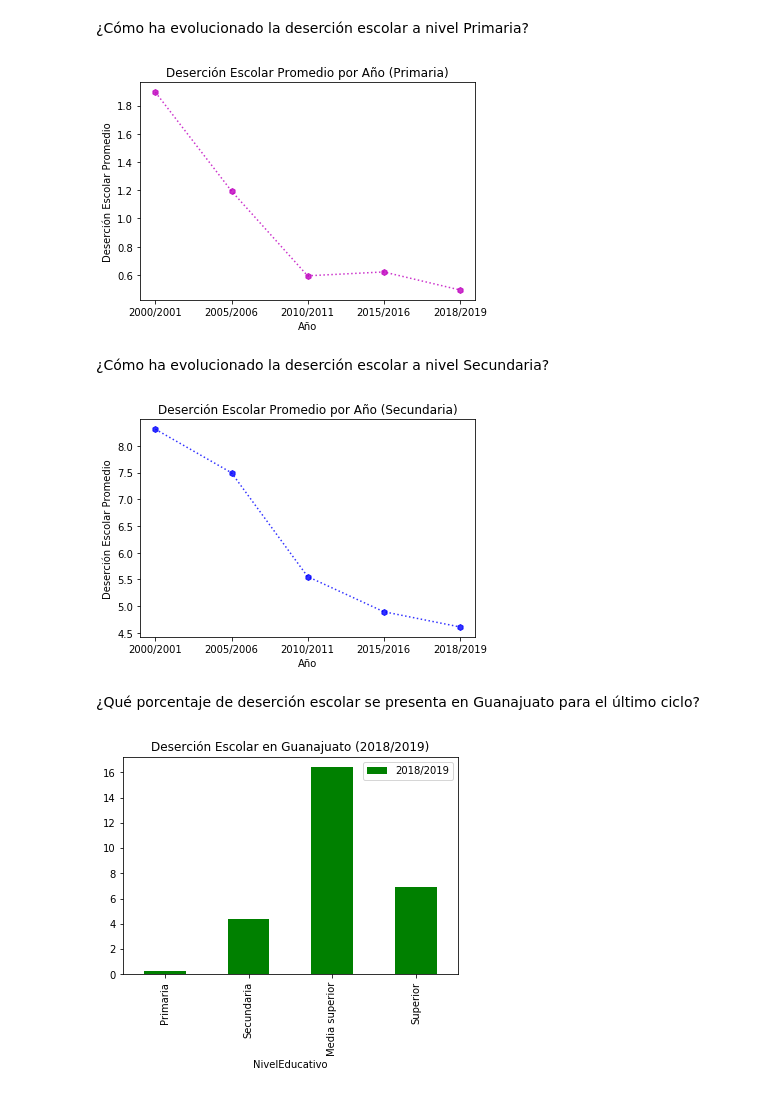
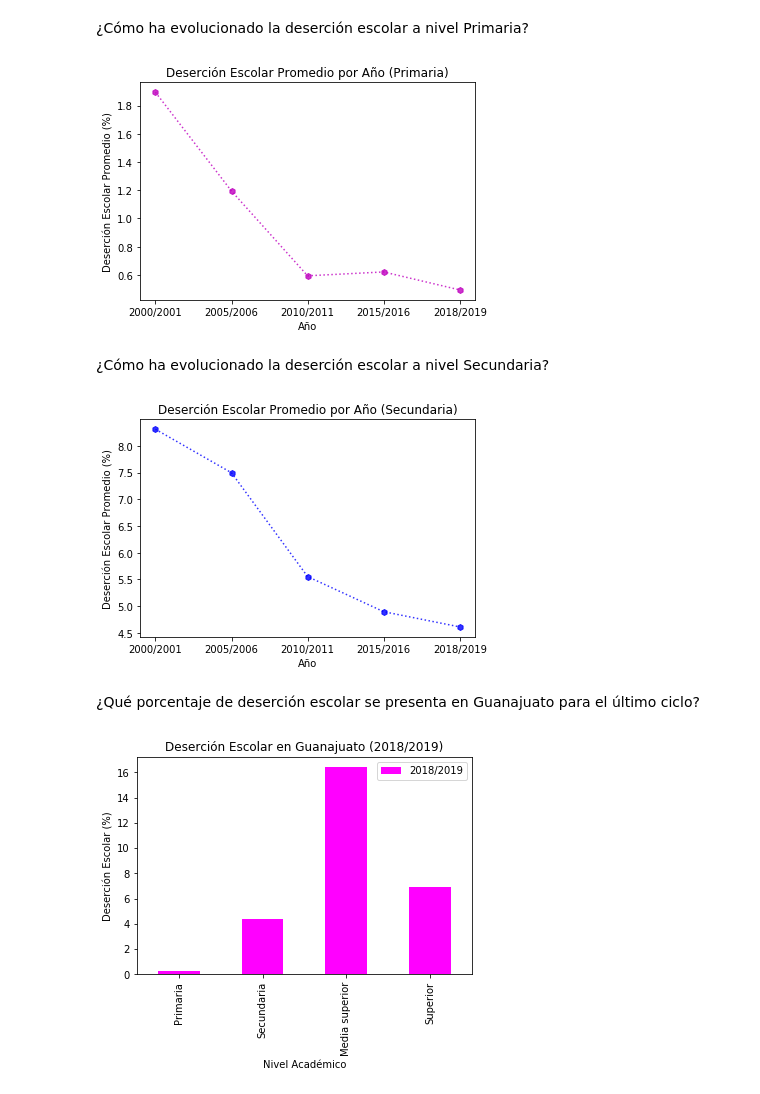
Before and after one commit to DCIDA2019/da2020-MajFons, a Jupyter notebook: Miniproyecto/Miniproyecto.ipynb, the cells around one changed output. Saved outputs shown, nothing was run; the diff lists cells and outputs as text; code cells hidden in the pictures.

```diff
--- a/Miniproyecto/Miniproyecto.ipynb
+++ b/Miniproyecto/Miniproyecto.ipynb
@@ -157,10 +159,10 @@ for year in years:
 plt.plot(years, MeanPrim, "mh", linestyle = 'dotted',alpha = .8)
 plt.title('Deserción Escolar Promedio por Año (Primaria)')
 plt.xlabel('Año')
-plt.ylabel('Deserción Escolar Promedio')
+plt.ylabel('Deserción Escolar Promedio (%)')
 plt.savefig('AnualPrim')
 # %% [output]
-[figure, old version]
+[figure, new version]
 # %% [markdown]
 ¿Cómo ha evolucionado la deserción escolar a nivel Secundaria?
 # %%
@@ -171,26 +173,26 @@ for year in years:
 plt.plot(years, MeanSec, "bh", linestyle = 'dotted',alpha = .8)
 plt.title('Deserción Escolar Promedio por Año (Secundaria)')
 plt.xlabel('Año')
-plt.ylabel('Deserción Escolar Promedio')
+plt.ylabel('Deserción Escolar Promedio (%)')
 plt.savefig('AnualSec')
 # %% [output]
-[figure, old version]
+[figure, new version]
 # %% [markdown]
 ¿Qué porcentaje de deserción escolar se presenta en Guanajuato para el último ciclo?
 # %%
 Gua = Educ[Educ.Estado == 'Guanajuato']
 Nivel = ['Primaria', 'Secundaria', 'Media superior' , 'Superior']
 MeanDesGua = []
 #Gua['2018/2019']
 for niv in Nivel:
     aux_ = Gua[Gua.NivelEducativo == niv]
     MeanDesGua.append(aux_['2018/2019'].to_string(index=False))
     #   MeanDesGua.append([Gua[Nivel].mean(axis = 0)])#Agregamos los promedios de deserción
-ax = Gua.plot.bar(x='NivelEducativo', y='2018/2019', color = 'green')
+ax = Gua.plot.bar(x='NivelEducativo', y='2018/2019', color = 'magenta')
 #plt.plot(Nivel, MeanDesGua, "co", linestyle = 'dotted',alpha = .8)
 plt.title('Deserción Escolar en Guanajuato (2018/2019)')
-#plt.xlabel('Nivel Académico')
-#plt.ylabel('Deserción Escolar')
+plt.xlabel('Nivel Académico')
+plt.ylabel('Deserción Escolar (%)')
 plt.savefig('Gua')
 # %% [output]
-[figure, old version]
+[figure, new version]
```
Also changed, not shown: parts of 8 cells of this notebook.
